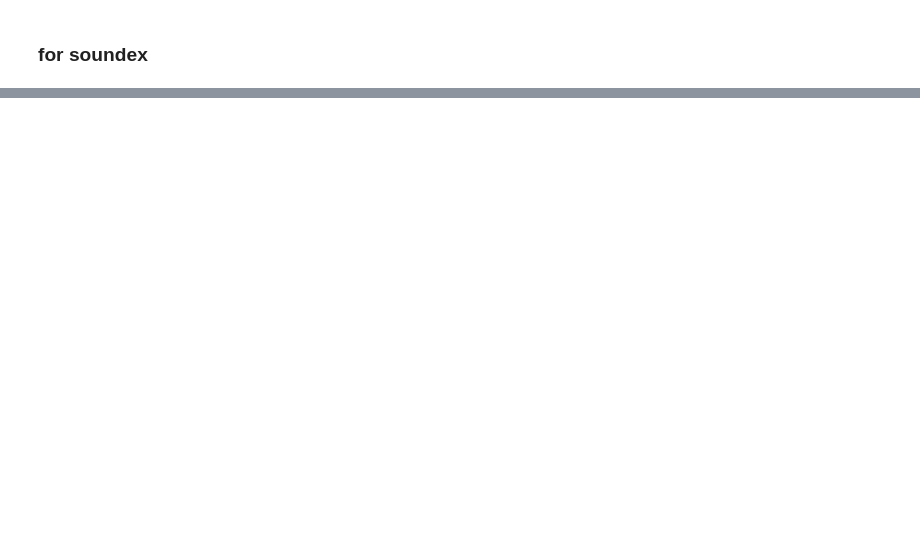
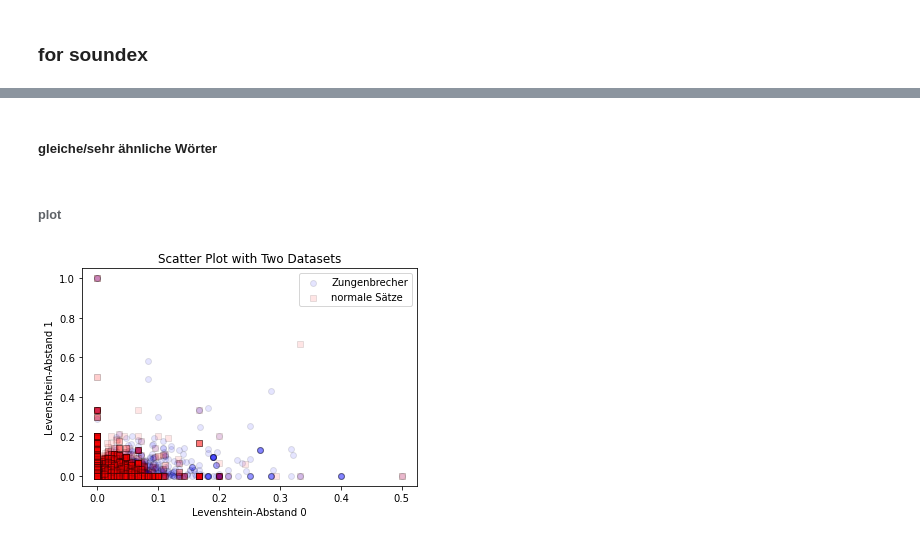
Before and after one commit to albertokoeselmunoz/tongue_twisters, a Jupyter notebook: distances.ipynb, the cells around one changed output, grey strips where cells are left out. Saved outputs shown, nothing was run; the diff lists cells and outputs as text; code cells hidden in the pictures; blank space fills up the shorter version.

```diff
--- a/distances.ipynb
+++ b/distances.ipynb
@@ -158,0 +382,36 @@ print(soundex_levenshtein_dist(s1))
+# %% [markdown]
+##### gleiche/sehr ähnliche Wörter
+# %%
+tt_0 = []
+tt_1 = []
+for t in t_list[r]:
+    if len(t)>1:
+        tt_0.append(t[0])
+        tt_1.append(t[1])
+s_0 = []
+s_1 = []
+for t in s_list[r]:
+    if len(t)>1:
+        s_0.append(t[0])
+        s_1.append(t[1])
+# %% [markdown]
+###### plot
+# %%
+
+
+# Create a scatter plot with two datasets
+plt.scatter(tt_0, tt_1, marker='o', color='blue', label='Zungenbrecher', edgecolors='black', alpha=0.1)
+plt.scatter(s_0, s_1, marker='s', color='red', label='normale Sätze', edgecolors='black', alpha=0.1)
+
+# Set plot labels and title
+plt.xlabel('Levenshtein-Abstand 0')
+plt.ylabel('Levenshtein-Abstand 1')
+plt.title('Scatter Plot with Two Datasets')
+
+# Show a legend
+plt.legend()
+
+# Show the plot
+plt.show()
+# %% [output]
+[figure, added]
```
Also changed, not shown: parts of 36 cells of this notebook.
